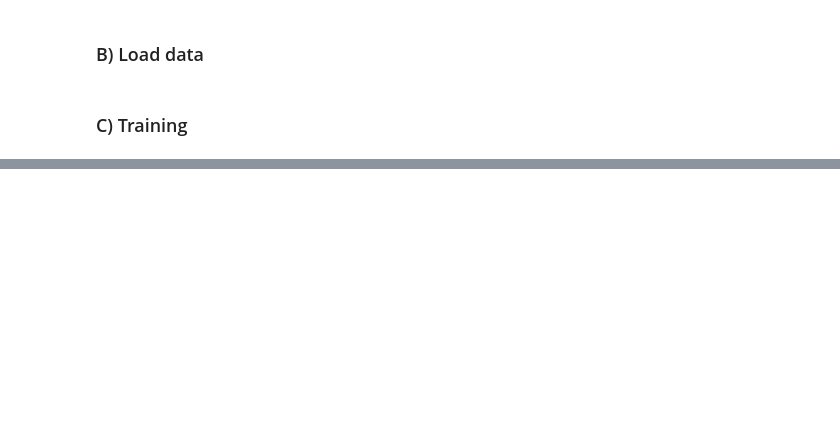
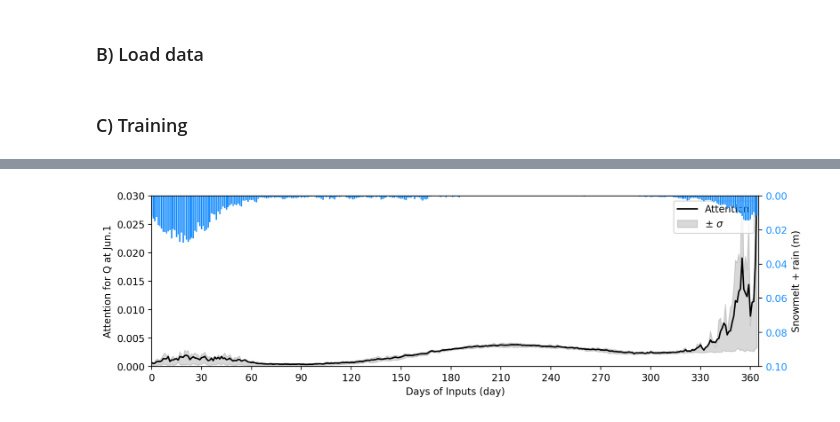
Before and after one commit to SeohyeChoi/Transformer-RR, a Jupyter notebook: code/Transformer-RR.ipynb, the cells around one changed output, grey strips where cells are left out. Cells and saved outputs as stored; diff of their text form; code cells hidden in the pictures; blank space fills up the shorter version.

```diff
--- a/code/Transformer-RR.ipynb
+++ b/code/Transformer-RR.ipynb
@@ -309,0 +340,26 @@ plt.grid(axis='both')
+# %%
+# attention plot
+
+fig, ax= plt.subplots(1, figsize=(10,3), dpi=200, layout='constrained')
+attn_total = att[242::365,0,:].cpu().detach().float().numpy()
+prec_total = x1[242::365,0:365]
+prec_avg = np.mean(prec_total, axis = 0)
+attn_avg = np.mean(attn_total, axis = 0)
+percentiles = np.percentile(attn_total, [15, 75], axis=0)
+ax.plot(range(365), attn_avg, label='Attention', color='black')
+ax.fill_between(range(365), percentiles[0], percentiles[1], color='grey', alpha=0.3, label='± $\sigma$')
+ax.set_xticks(np.arange(0,365,30))
+ax.set_xlim(0, 365)
+ax.set_xlabel('Days of Inputs (day)')
+ax.set_ylabel('Attention for Q at Jun.1')
+ax.set_ylim(0, 0.03)
+ax2 = ax.twinx()
+ax2.set_ylabel('Snowmelt + rain (m)')
+ax2.bar(range(365), prec_avg, label='snowmelt + rain', color='dodgerblue') #ax2.bar(range(10228-9863), x1[9863:10228,-1], color=color)
+ax2.tick_params(axis='y', labelcolor='dodgerblue')
+ax2.invert_yaxis()
+ax2.set_ylim(0.1, 0)
+ax.legend()
+fig.show()
+# %% [output]
+[figure, added]
```
Also changed, not shown: parts of 7 cells of this notebook.
